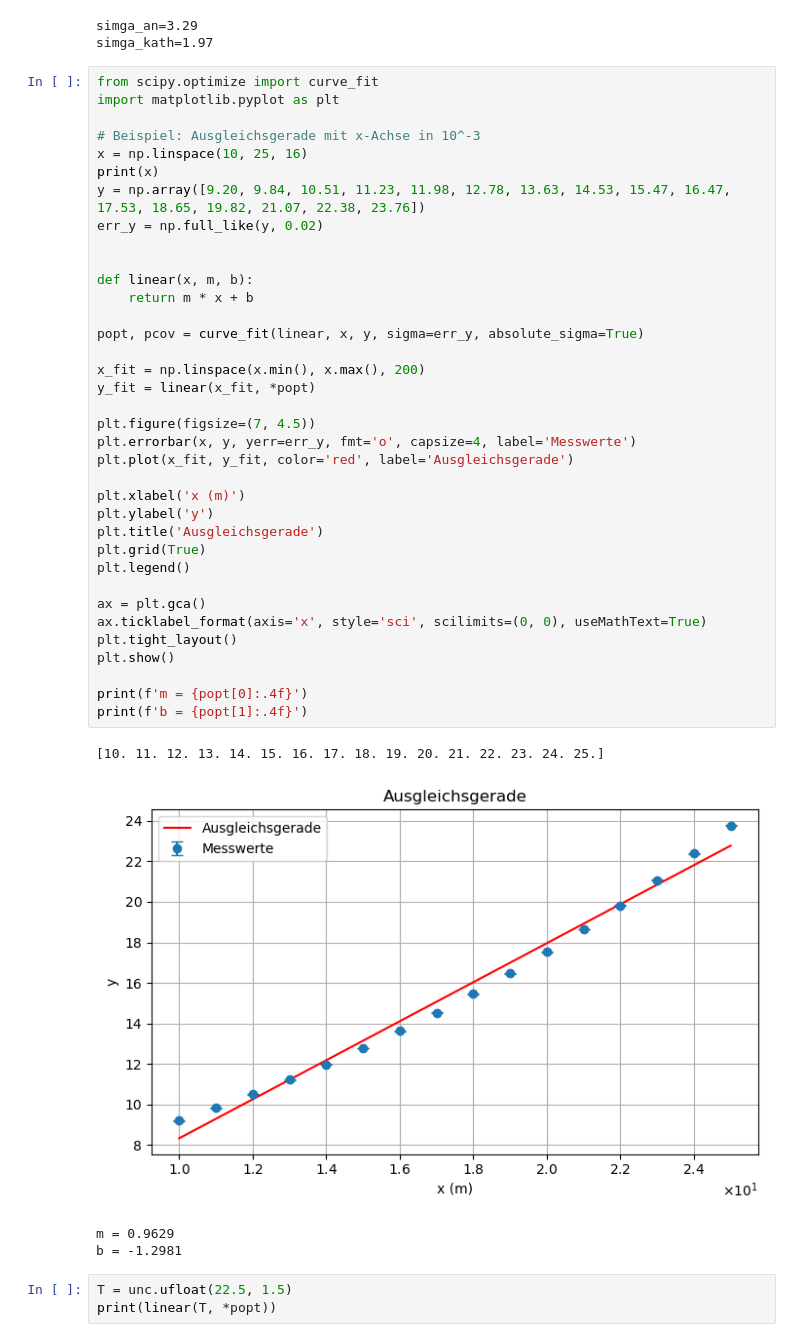
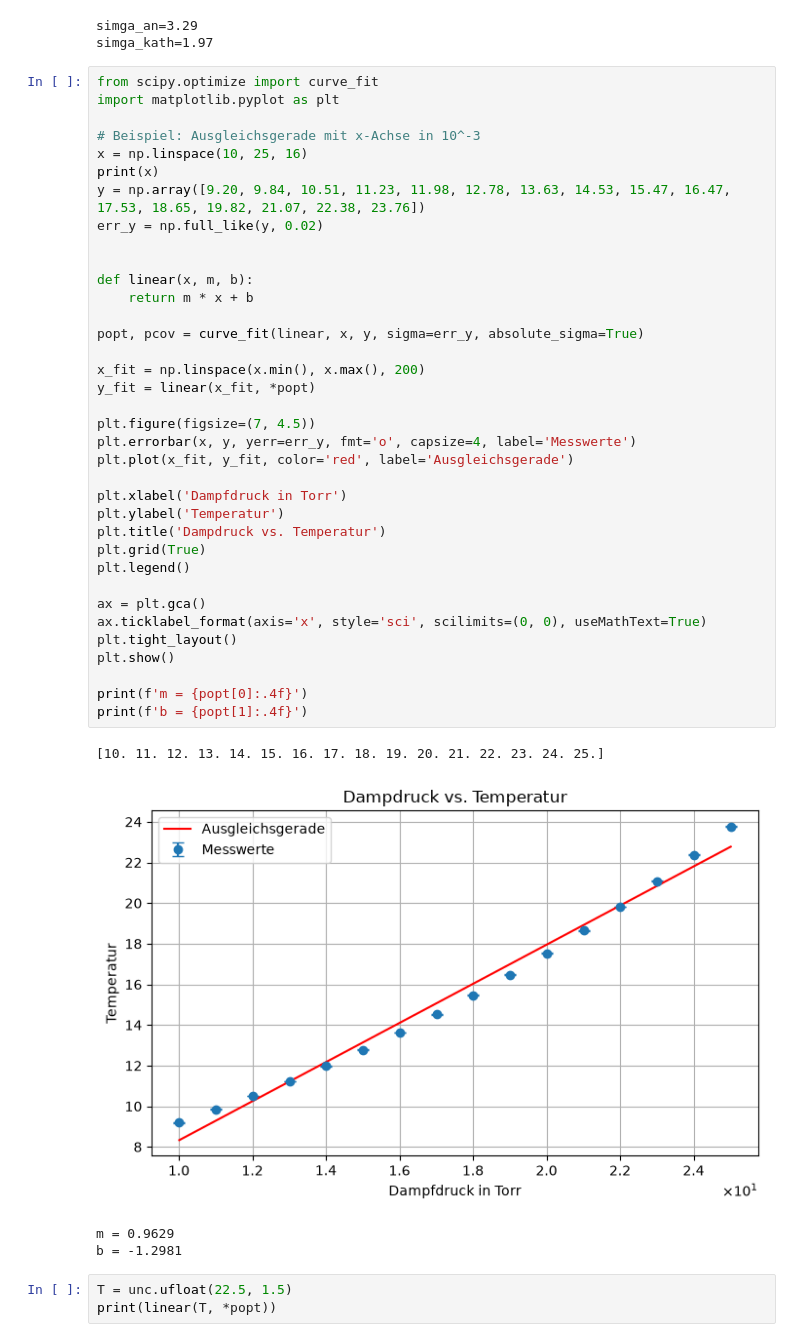
Before and after one commit to IchKaueHolz/PAP1, a Jupyter notebook: Versuch 21/Auswertung/code/V21.ipynb, the cells around one changed output. Cells and saved outputs as stored; diff of their text form.

```diff
--- a/Versuch 21/Auswertung/code/V21.ipynb
+++ b/Versuch 21/Auswertung/code/V21.ipynb
@@ -53,37 +53,37 @@ import matplotlib.pyplot as plt
 x = np.linspace(10, 25, 16)
 print(x)
 y = np.array([9.20, 9.84, 10.51, 11.23, 11.98, 12.78, 13.63, 14.53, 15.47, 16.47, 17.53, 18.65, 19.82, 21.07, 22.38, 23.76])
 err_y = np.full_like(y, 0.02)
 
 
 def linear(x, m, b):
     return m * x + b
 
 popt, pcov = curve_fit(linear, x, y, sigma=err_y, absolute_sigma=True)
 
 x_fit = np.linspace(x.min(), x.max(), 200)
 y_fit = linear(x_fit, *popt)
 
 plt.figure(figsize=(7, 4.5))
 plt.errorbar(x, y, yerr=err_y, fmt='o', capsize=4, label='Messwerte')
 plt.plot(x_fit, y_fit, color='red', label='Ausgleichsgerade')
 
-plt.xlabel('x (m)')
-plt.ylabel('y')
-plt.title('Ausgleichsgerade')
+plt.xlabel('Dampfdruck in Torr')
+plt.ylabel('Temperatur')
+plt.title('Dampdruck vs. Temperatur')
 plt.grid(True)
 plt.legend()
 
 ax = plt.gca()
 ax.ticklabel_format(axis='x', style='sci', scilimits=(0, 0), useMathText=True)
 plt.tight_layout()
 plt.show()
 
 print(f'm = {popt[0]:.4f}')
 print(f'b = {popt[1]:.4f}')
 # %% [output]
 [10. 11. 12. 13. 14. 15. 16. 17. 18. 19. 20. 21. 22. 23. 24. 25.]
-[figure, old version]
+[figure, new version]
 m = 0.9629
 b = -1.2981
 # %%
```
Also changed, not shown: parts of 6 cells of this notebook, 2 other files.
